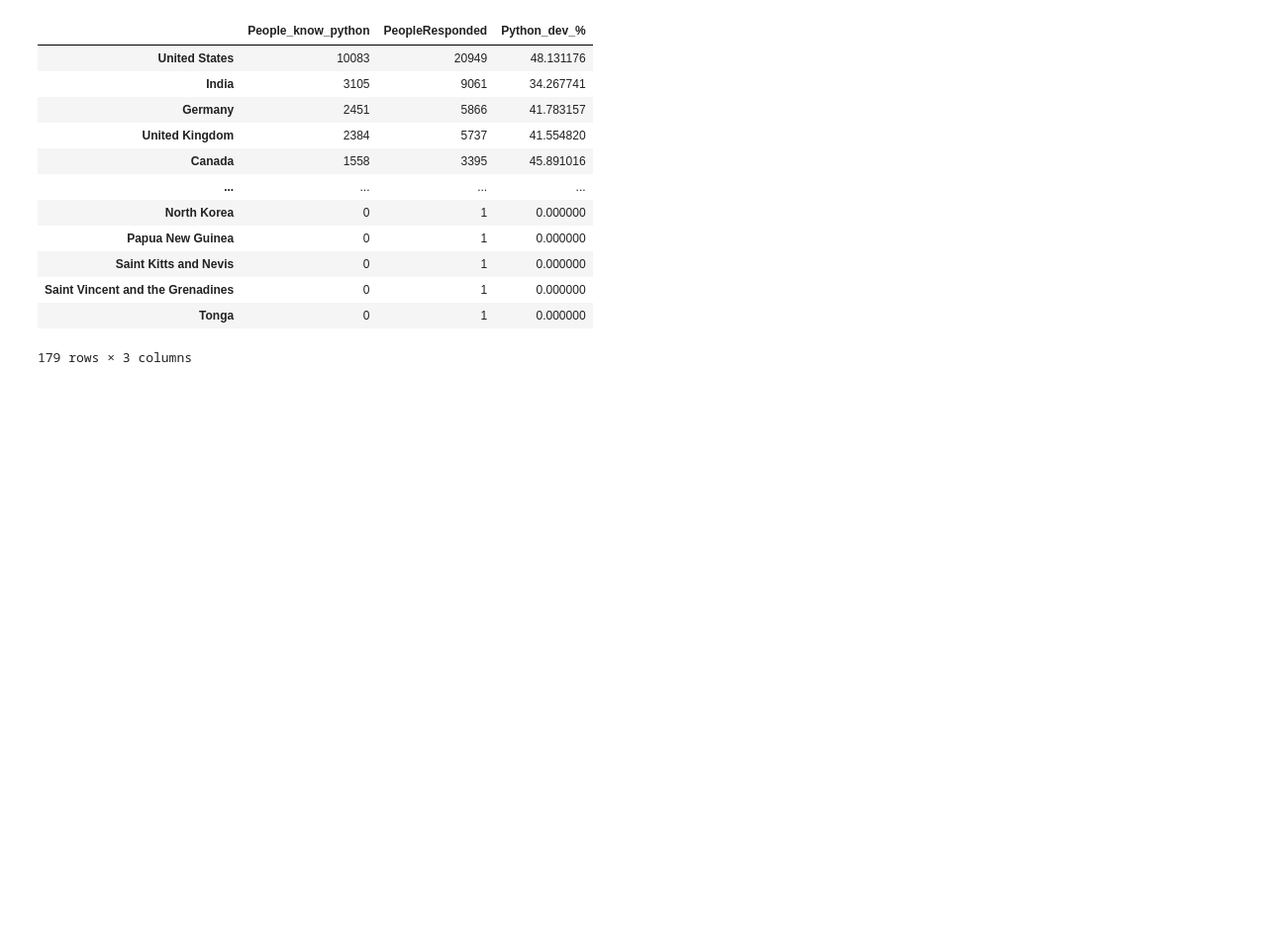
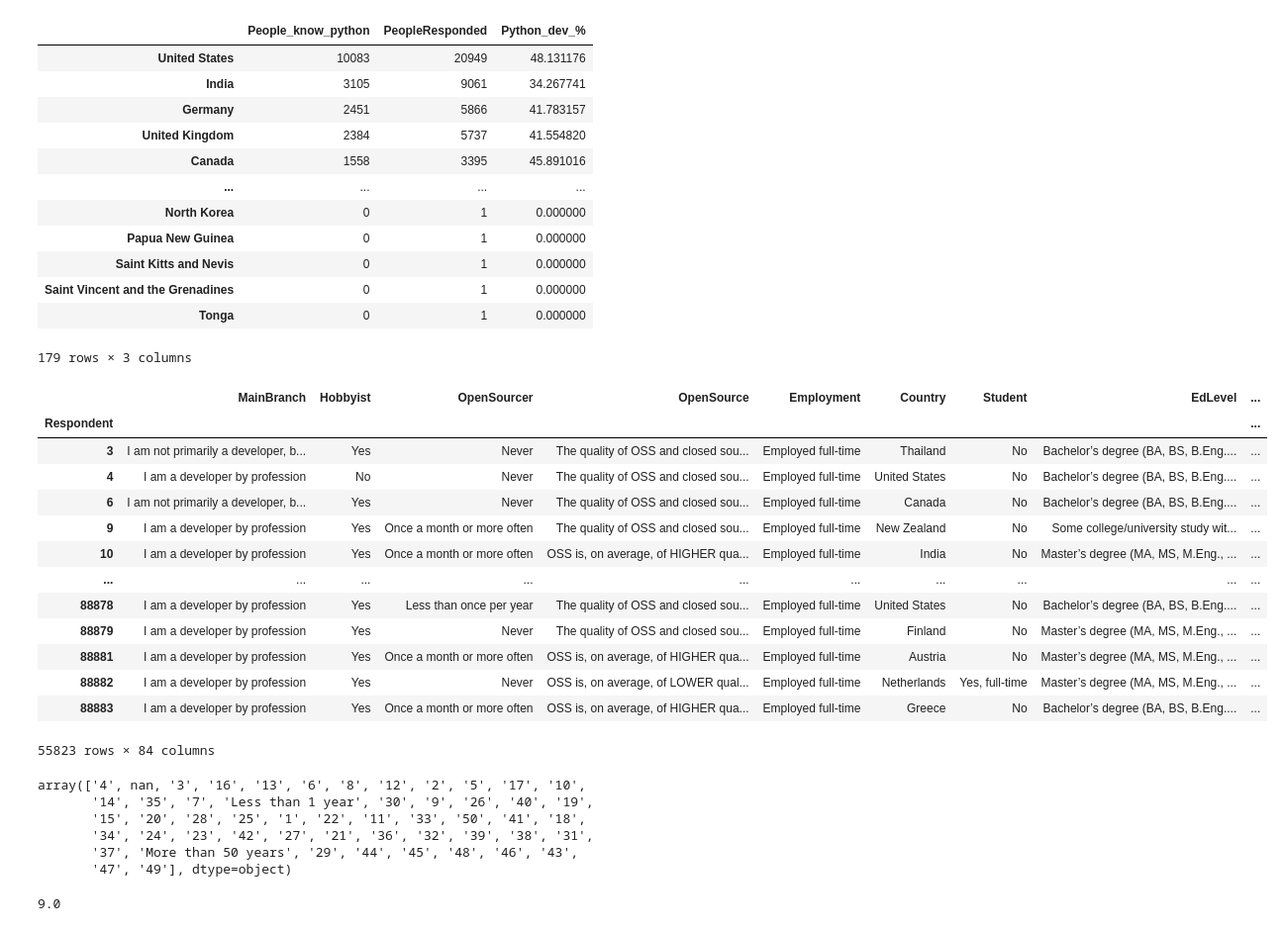
Before and after one commit to ash248cool/pandas_practice, a Jupyter notebook: pandas.ipynb, the cells around one changed output. Shown at 99% size. Saved outputs shown, nothing was run; the diff lists cells and outputs as text; code cells hidden in the pictures; blank space fills up the shorter version.

```diff
--- a/pandas.ipynb
+++ b/pandas.ipynb
@@ -364,3 +365,29 @@ df3
 | Saint Vincent and the Grenadines | 0 | 1 | 0.000000 |
 | Tonga | 0 | 1 | 0.000000 |
 179 rows × 3 columns
+# %%
+df.dropna(axis='index', subset=['ConvertedComp'])
+# %% [output]
+|  | MainBranch | Hobbyist | OpenSourcer | OpenSource | Employment | Country | Student | EdLevel | ... |
+| Respondent |  |  |  |  |  |  |  |  | ... |
+| 3 | I am not primarily a developer, b... | Yes | Never | The quality of OSS and closed sou... | Employed full-time | Thailand | No | Bachelor’s degree (BA, BS, B.Eng.... | ... |
+| 4 | I am a developer by profession | No | Never | The quality of OSS and closed sou... | Employed full-time | United States | No | Bachelor’s degree (BA, BS, B.Eng.... | ... |
+| 6 | I am not primarily a developer, b... | Yes | Never | The quality of OSS and closed sou... | Employed full-time | Canada | No | Bachelor’s degree (BA, BS, B.Eng.... | ... |
+| 9 | I am a developer by profession | Yes | Once a month or more often | The quality of OSS and closed sou... | Employed full-time | New Zealand | No | Some college/university study wit... | ... |
+| 10 | I am a developer by profession | Yes | Once a month or more often | OSS is, on average, of HIGHER qua... | Employed full-time | India | No | Master’s degree (MA, MS, M.Eng., ... | ... |
+| ... | ... | ... | ... | ... | ... | ... | ... | ... | ... |
+| 88878 | I am a developer by profession | Yes | Less than once per year | The quality of OSS and closed sou... | Employed full-time | United States | No | Bachelor’s degree (BA, BS, B.Eng.... | ... |
+| 88879 | I am a developer by profession | Yes | Never | The quality of OSS and closed sou... | Employed full-time | Finland | No | Master’s degree (MA, MS, M.Eng., ... | ... |
+| 88881 | I am a developer by profession | Yes | Once a month or more often | OSS is, on average, of HIGHER qua... | Employed full-time | Austria | No | Master’s degree (MA, MS, M.Eng., ... | ... |
+| 88882 | I am a developer by profession | Yes | Never | OSS is, on average, of LOWER qual... | Employed full-time | Netherlands | Yes, full-time | Master’s degree (MA, MS, M.Eng., ... | ... |
+| 88883 | I am a developer by profession | Yes | Once a month or more often | OSS is, on average, of HIGHER qua... | Employed full-time | Greece | No | Bachelor’s degree (BA, BS, B.Eng.... | ... |
+55823 rows × 84 columns
+# %%
+df['YearsCode'].unique()
+# %% [output]
+array(['4', nan, '3', '16', '13', '6', '8', '12', '2', '5', '17', '10',
+       '14', '35', '7', 'Less than 1 year', '30', '9', '26', '40', '19',
+       '15', '20', '28', '25', '1', '22', '11', '33', '50', '41', '18',
+       '34', '24', '23', '42', '27', '21', '36', '32', '39', '38', '31',
+       '37', 'More than 50 years', '29', '44', '45', '48', '46', '43',
+       '47', '49'], dtype=object)
@@ -366,0 +397,4 @@ df3
+# %%
+df['YearsCode'].median()
+# %% [output]
+9.0
```
Also changed, not shown: parts of 3 cells of this notebook.
